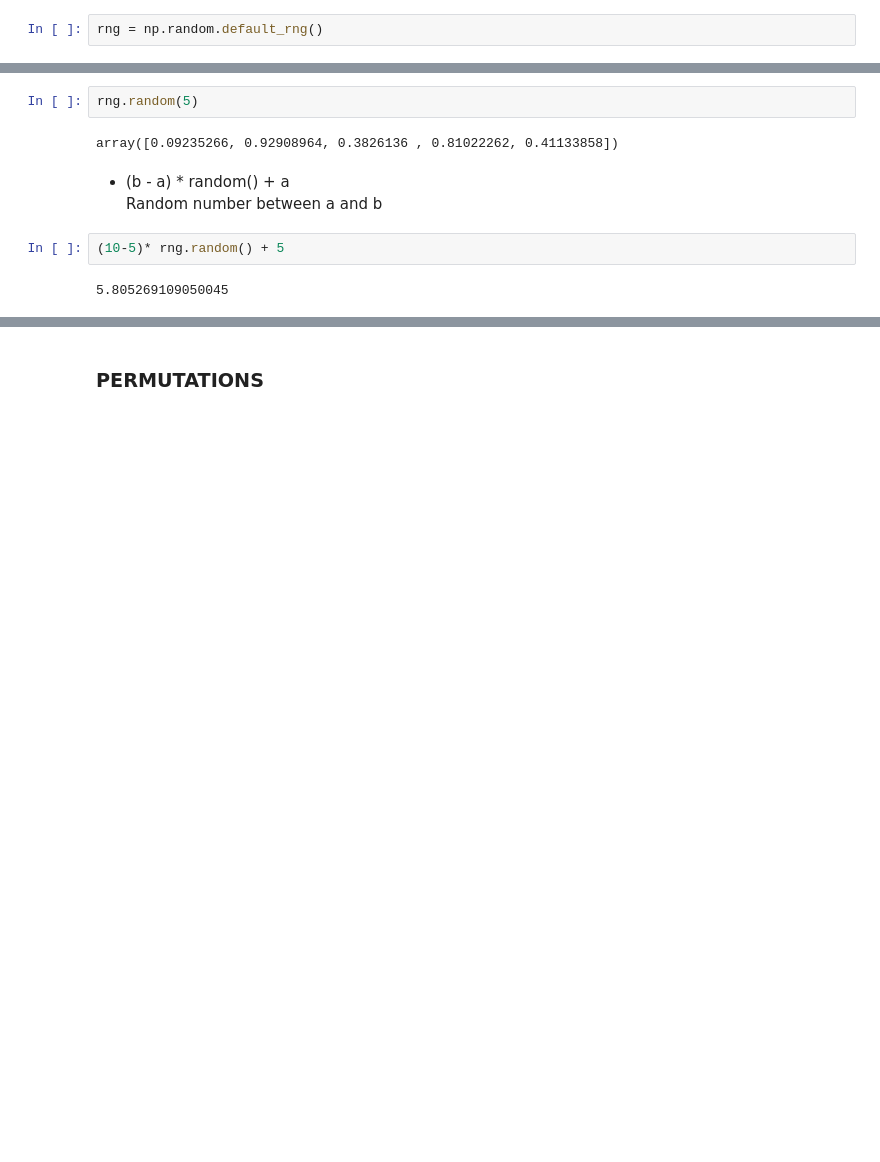
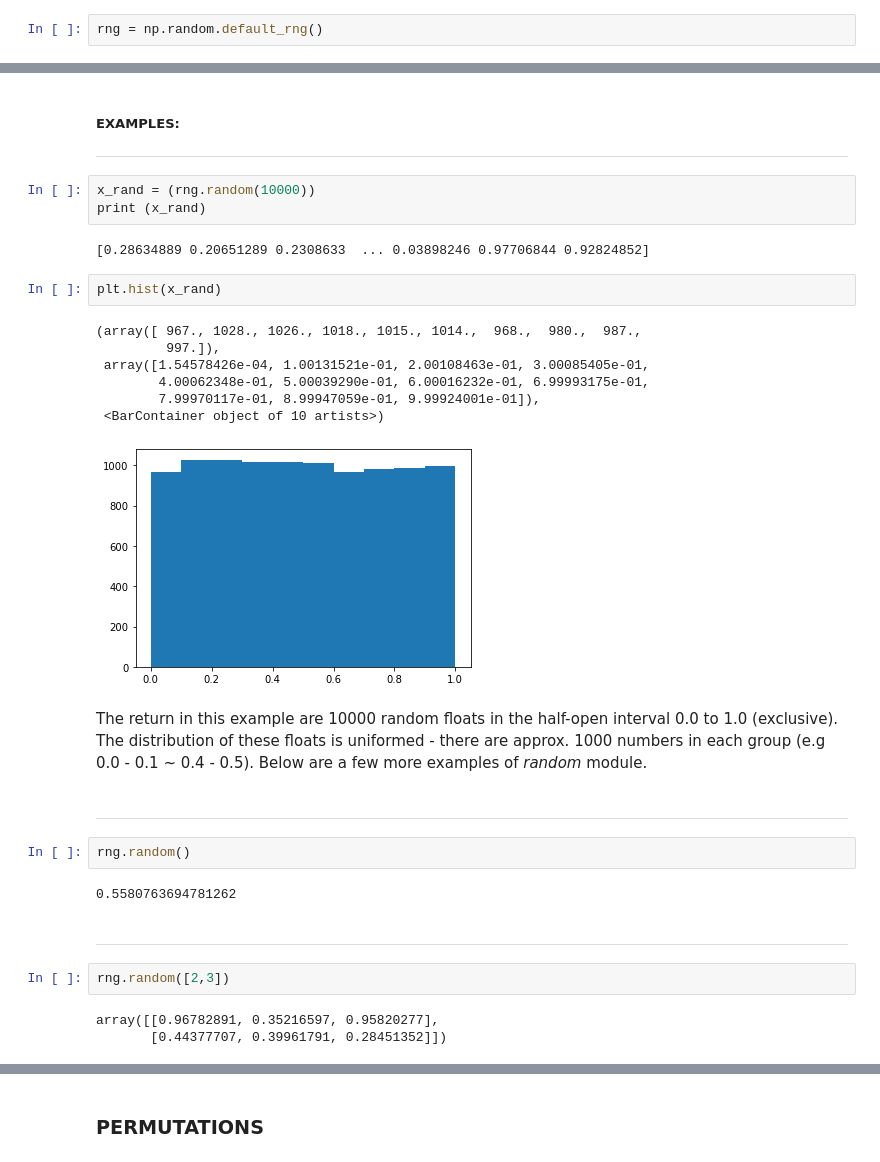
Before and after one commit to AnteDujic/Programming-for-Data-Analysis, a Jupyter notebook: numpy-random.ipynb, the cells around one changed output, grey strips where cells are left out. Cells and saved outputs as stored; diff of their text form; blank space fills up the shorter version.

```diff
--- a/numpy-random.ipynb
+++ b/numpy-random.ipynb
@@ -47,11 +120,33 @@ array([[10,  6,  6,  5,  9,  9,  9,  5,  9,  5],
+# %% [markdown]
+##### EXAMPLES:
+***
 # %%
-rng.random(5)
+x_rand = (rng.random(10000))
+print (x_rand)
 # %% [output]
-array([0.09235266, 0.92908964, 0.3826136 , 0.81022262, 0.41133858])
+[0.28634889 0.20651289 0.2308633  ... 0.03898246 0.97706844 0.92824852]
-# %% [markdown]
-- (b - a) * random() + a
-Random number between a and b
-# %%
-(10-5)* rng.random() + 5
-# %% [output]
-5.805269109050045
+# %%
+plt.hist(x_rand)
+# %% [output]
+(array([ 967., 1028., 1026., 1018., 1015., 1014.,  968.,  980.,  987.,
+         997.]),
+ array([1.54578426e-04, 1.00131521e-01, 2.00108463e-01, 3.00085405e-01,
+        4.00062348e-01, 5.00039290e-01, 6.00016232e-01, 6.99993175e-01,
+        7.99970117e-01, 8.99947059e-01, 9.99924001e-01]),
+ <BarContainer object of 10 artists>)
+[figure, added]
+# %% [markdown]
+The return in this example are 10000 random floats in the half-open interval 0.0 to 1.0 (exclusive). The distribution of these floats is uniformed - there are approx. 1000 numbers in each group (e.g 0.0 - 0.1 ~ 0.4 - 0.5). Below are a few more examples of *random* module.
+# %% [markdown]
+***
+# %%
+rng.random()
+# %% [output]
+0.5580763694781262
+# %% [markdown]
+***
+# %%
+rng.random([2,3])
+# %% [output]
+array([[0.96782891, 0.35216597, 0.95820277],
+       [0.44377707, 0.39961791, 0.28451352]])
```
Also changed, not shown: parts of 56 cells of this notebook.
